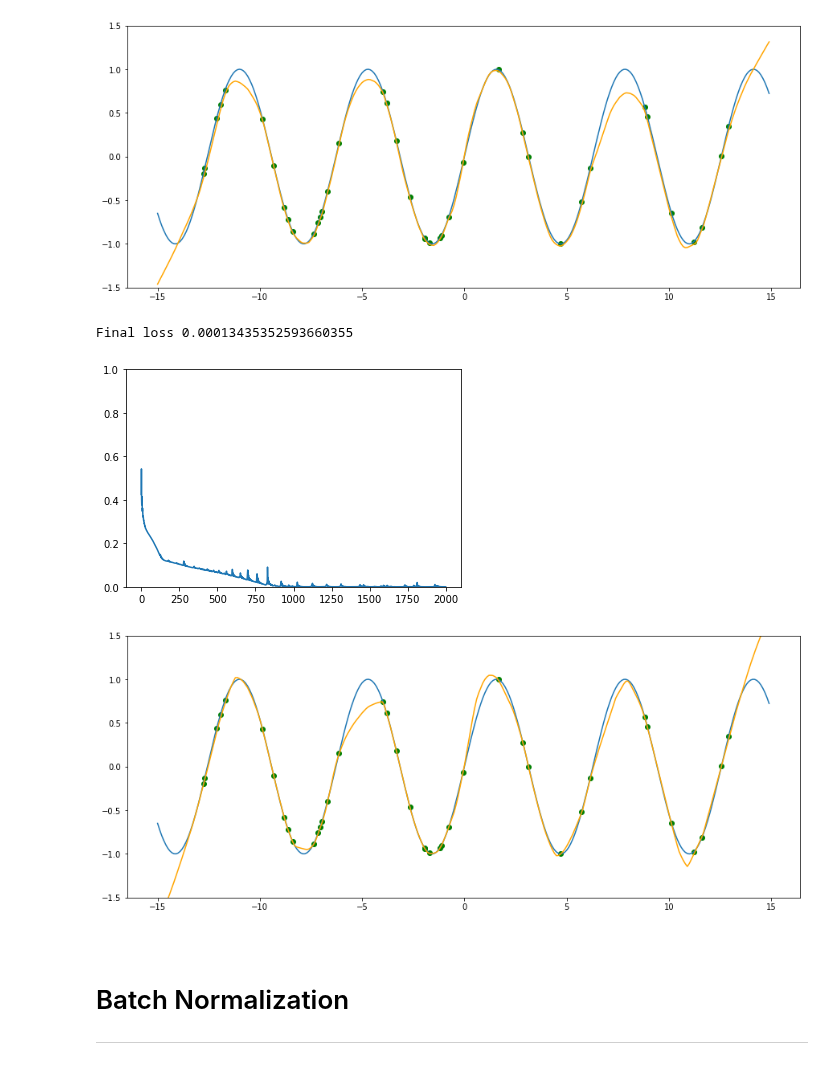
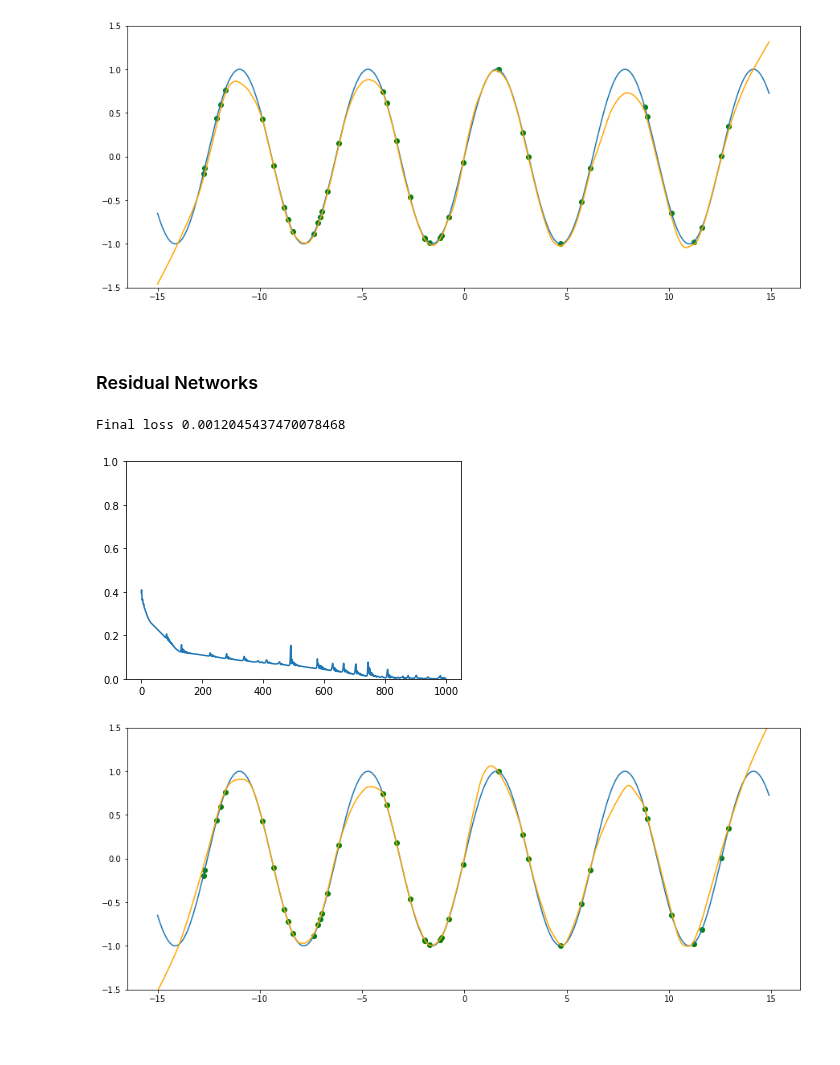
Before and after one commit to QuentinDuval/PythonExperiments, a Jupyter notebook: ml/6_ann_techniques.ipynb, the cells around one changed output. Cells and saved outputs as stored; diff of their text form; code cells hidden in the pictures; blank space fills up the shorter version.

```diff
--- a/ml/6_ann_techniques.ipynb
+++ b/ml/6_ann_techniques.ipynb
@@ -100,13 +177,17 @@ plt.show()
 Final loss 0.0009040211443789303
 [figure]
 [figure]
+# %% [markdown]
+<br>
+
+### Residual Networks
 # %%
-class ResBlock(nn.Module):
-    def __init__(self, l1: nn.Module, l2: nn.Module, shortcut: nn.Module):
+class ResLinearBlock(nn.Module):
+    def __init__(self, input_size: int, hidden_size: int, output_size: int):
         super().__init__()
-        self.l1 = l1
-        self.l2 = l2
-        self.shortcut = shortcut
+        self.l1 = nn.Linear(input_size, hidden_size)
+        self.l2 = nn.Linear(hidden_size, output_size)
+        self.shortcut = nn.Linear(input_size, output_size)
         self.relu = nn.ReLU()
 
     def forward(self, xs):
@@ -117,47 +198,40 @@ class ResBlock(nn.Module):
         return self.relu(xs + ys)
 
 
 class ResidualNet(nn.Module):
-    def __init__(self, hidden_levels: int, hidden_size: int):
+    def __init__(self, hidden_size: int):
         super().__init__()
         self.fc1 = nn.Linear(1, hidden_size)
-        self.l1 = ResBlock(nn.Linear(hidden_size, hidden_size),
-                           nn.Linear(hidden_size, hidden_size),
-                           nn.Linear(hidden_size, hidden_size))
-        self.l2 = ResBlock(nn.Linear(hidden_size, hidden_size),
-                           nn.Linear(hidden_size, hidden_size),
-                           nn.Linear(hidden_size, hidden_size))
+        self.l1 = ResLinearBlock(hidden_size, hidden_size, hidden_size)
+        self.fc2 = nn.Linear(hidden_size, hidden_size)
+        self.l2 = ResLinearBlock(hidden_size, hidden_size, hidden_size)
         self.fcN = nn.Linear(hidden_size, 1)
         self.relu = nn.ReLU()
 
     def forward(self, xs):
         xs = self.relu(self.fc1(xs))
         xs = self.l1(xs)
+        xs = self.relu(self.fc2(xs))
         xs = self.l2(xs)
         return self.fcN(xs)
 
 
-model = ResidualNet(hidden_levels=5, hidden_size=256)
-losses = train(model, train_xs, train_ys, epoch_nb=2000, lr=2e-4)
+model = ResidualNet(hidden_size=256)
+losses = train(model, train_xs, train_ys, epoch_nb=1000, lr=2e-4)
 ys_pred = predict(model, test_xs)
 print('Final loss', losses[-1])
 plt.plot(losses)
 plt.ylim(0, 1.0)
 plt.show()
 
 
 plt.figure(figsize=(15,6))
 plt.scatter(train_xs, train_ys, color='green')
 plt.plot(test_xs, test_ys)
 plt.plot(test_xs, ys_pred, color='orange')
 plt.ylim(-1.5, 1.5)
 plt.show()
 # %% [output]
-Final loss 0.00013435352593660355
+Final loss 0.0012045437470078468
-[figure, old version]
+[figure, new version]
-[figure, old version]
+[figure, new version]
-# %% [markdown]
-<br>
-
-# Batch Normalization
----
```
Also changed, not shown: parts of 9 cells of this notebook.
